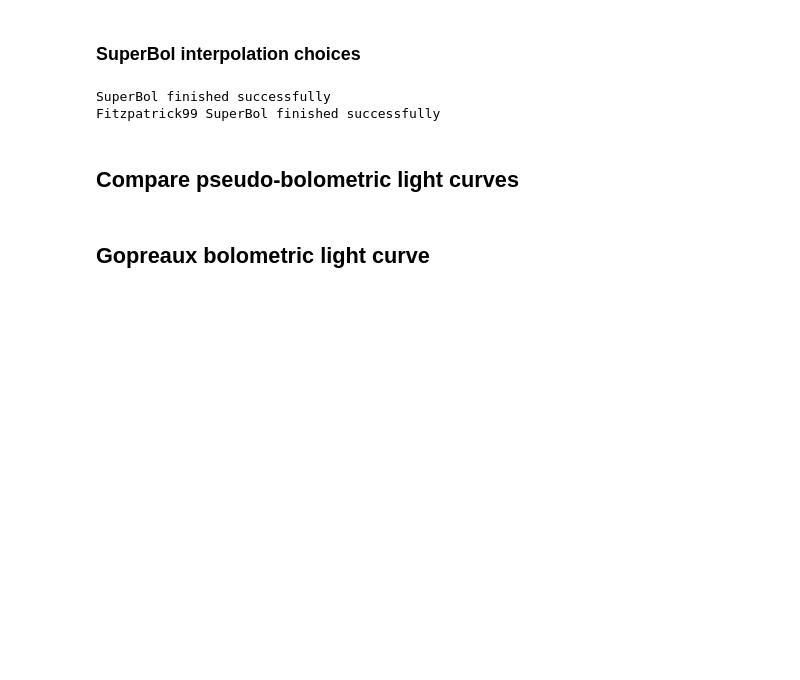
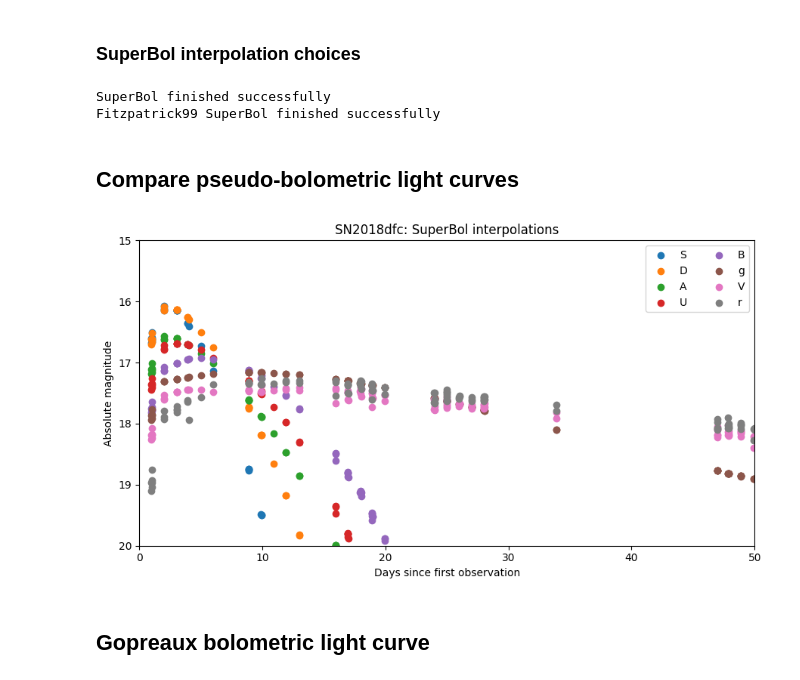
Before and after one commit to Somayeh91/data_driven_bolometric_lc, a Jupyter notebook: notebooks/JacobsonGalan_SuperBol_Gopreaux_comparison_V1.ipynb, the cells around one changed output. Drawn from its saved outputs; the diff is of its cells as text; code cells hidden in the pictures; blank space fills up the shorter version.

Commit message:
Plot all SuperBol interpolations in comparison notebook

```diff
--- a/notebooks/JacobsonGalan_SuperBol_Gopreaux_comparison_V1.ipynb
+++ b/notebooks/JacobsonGalan_SuperBol_Gopreaux_comparison_V1.ipynb
@@ -260,6 +242,11 @@ if len(selected_filters) < 2:
     raise ValueError("SuperBol needs at least two filters")
 phot = phot[phot["superbol_filter"].isin(selected_filters)].copy()
 
+released_phases = pd.to_numeric(literature["phase_days"], errors="coerce").dropna().to_numpy()
+def reference_match_score(band):
+    epochs = phot.loc[phot["superbol_filter"] == band, "phase_used_days"].to_numpy()
+    nearest = np.min(np.abs(released_phases[:, None] - epochs[None, :]), axis=1)
+    return (int(np.count_nonzero(nearest < 0.1)), -float(np.median(nearest)), len(epochs))
 reference_filter = selected_fit_choice["reference_filter"]
 
 if reference_filter not in selected_filters:
@@ -565,6 +552,24 @@ if comparison.empty:
     raise ValueError("No overlapping phases between SuperBol and released curve")
 median_difference = comparison["difference_dex"].median()
 rmse = np.sqrt(np.mean(comparison["difference_dex"]**2))
+# %%
+plt.figure(figsize=(9, 5))
+for band in superbol_order:
+    plt.scatter(superbol_interpolated["phase"],
+             superbol_interpolated[band]+distance_modulus,
+             label=band)
+plt.xlabel("Days since first observation")
+plt.ylabel("Absolute magnitude")
+plt.title(f"{SN_NAME}: SuperBol interpolations")
+plt.legend(ncol=2)
+plt.xlim(0, 50)
+plt.ylim(15, 20)
+plt.gca().invert_yaxis()
+
+plt.tight_layout()
+plt.show()
+# %% [output]
+[figure, added]
 # %% [markdown]
 ## Gopreaux bolometric light curve
 # %%
```
Also changed, not shown: parts of 4 cells of this notebook.
